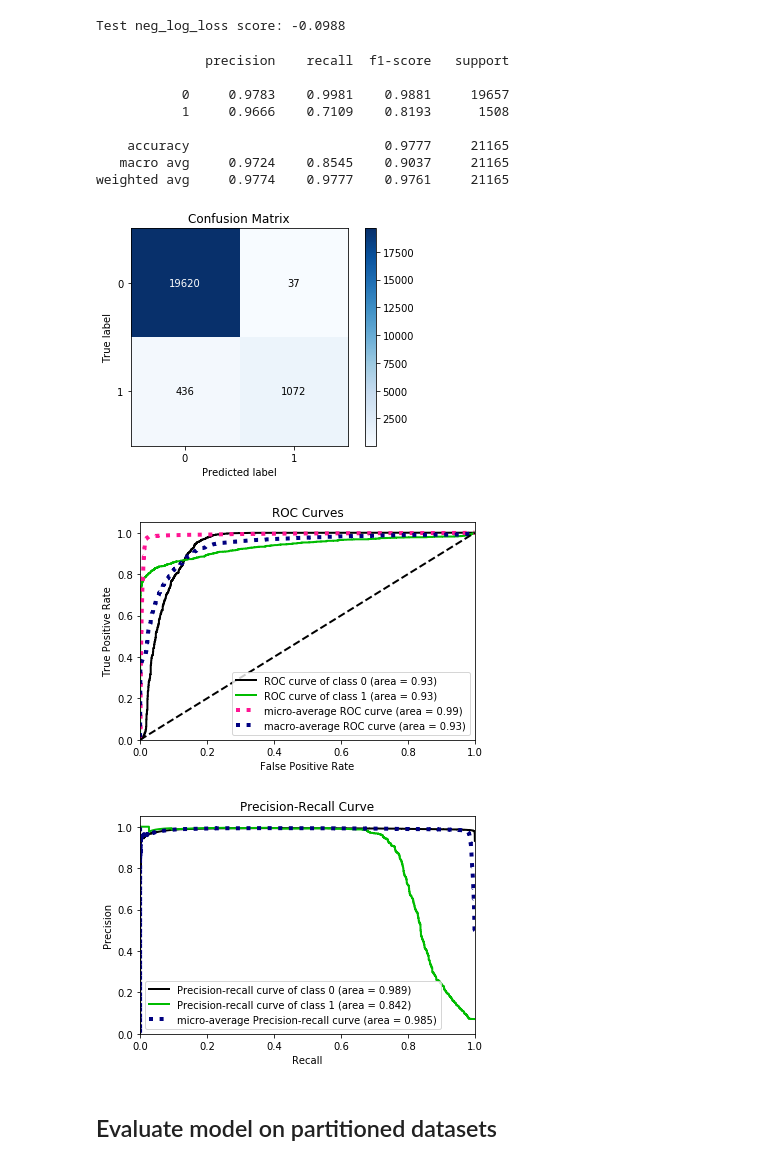
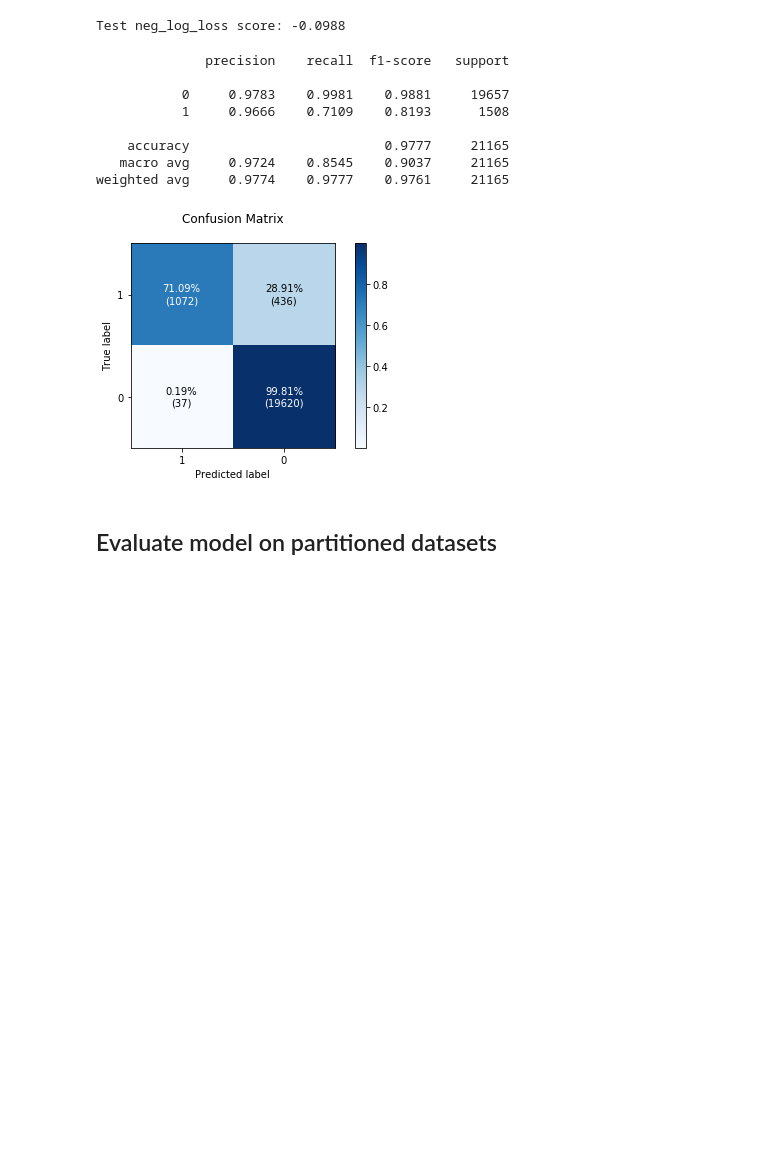
Before and after one commit to reinhartg/HP-PPI-prediction, a Jupyter notebook: codes/4. Classifier Training.ipynb, the cells around one changed output. Cells and saved outputs as stored; diff of their text form; code cells hidden in the pictures; blank space fills up the shorter version.

```diff
--- a/codes/4. Classifier Training.ipynb
+++ b/codes/4. Classifier Training.ipynb
@@ -128,31 +128,64 @@ pipe = opt.best_estimator_
 # %% [output]
 {'clf__C': 2.6374624571220413}
 Test neg_log_loss score: -0.0988
+# %%
+# Define custom function for generating confusion matrices
+def plot_confusion_matrix(y_true, y_pred, labels, cmap=plt.cm.Blues):
+    '''
+    Generate a confusion matrix from true and predicted labels.
+    '''
+
+    # Compute confusion matrix
+    cm = confusion_matrix(y_true, y_pred, labels=labels)
+
+    # Normalize confusion matrix
+    cm_norm = cm.astype('float') / cm.sum(axis=1)[:, np.newaxis]
+
+    fig, ax = plt.subplots()
+    im = ax.imshow(cm_norm, interpolation='nearest', cmap=cmap)
+    plt.colorbar(mappable=im)
+    ax.set(xticks=np.arange(cm.shape[1]),
+           yticks=np.arange(cm.shape[0]),
+           xticklabels=labels,
+           yticklabels=labels,
+           title='Confusion Matrix\n',
+           ylabel='True label',
+           xlabel='Predicted label')
+
+    # Rotate the tick labels and set their alignment.
+    #plt.setp(ax.get_xticklabels(), rotation=45, ha="right",
+    #         rotation_mode="anchor")
+
+    # Loop over data dimensions and create text annotations.
+    thresh = cm_norm.max() / 2.
+    for i in range(cm.shape[0]):
+        for j in range(cm.shape[1]):
+            ax.text(j, i, '{:.2f}%\n({})'.format(cm_norm[i, j]*100, cm[i, j]),
+                    ha="center", va="center",
+                    color="white" if cm_norm[i, j] > thresh else "black")
+    fig.tight_layout()
+    return ax
 # %%
 # Evaluate model
 
 y_pred = pipe.predict(X_test)
 y_proba = pipe.predict_proba(X_test)
 
 print(classification_report(y_test, y_pred, digits=4))
 
 # Plot metrics
-_ = plot_confusion_matrix(y_test, y_pred)
-_ = plot_roc(y_test, y_proba)
-_ = plot_precision_recall(y_test, y_proba)
+_ = plot_confusion_matrix(y_test, y_pred, labels=[1,0])
 _ = plt.show()
 # %% [output]
               precision    recall  f1-score   support
 
            0     0.9783    0.9981    0.9881     19657
            1     0.9666    0.7109    0.8193      1508
 
     accuracy                         0.9777     21165
    macro avg     0.9724    0.8545    0.9037     21165
 weighted avg     0.9774    0.9777    0.9761     21165
-[figure, old version]
+[figure, new version]
-[figure, removed]
-[figure, removed]
 # %% [markdown]
 ## Evaluate model on partitioned datasets
 # %%
```
Also changed, not shown: parts of 8 cells of this notebook, 1 other file.
